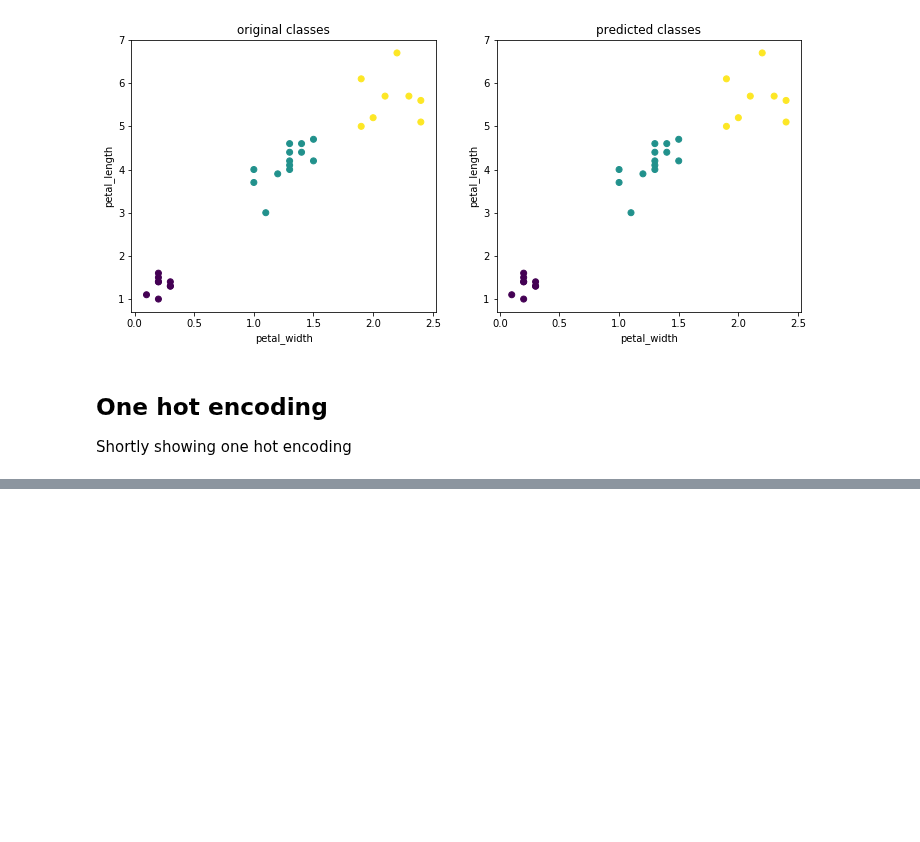
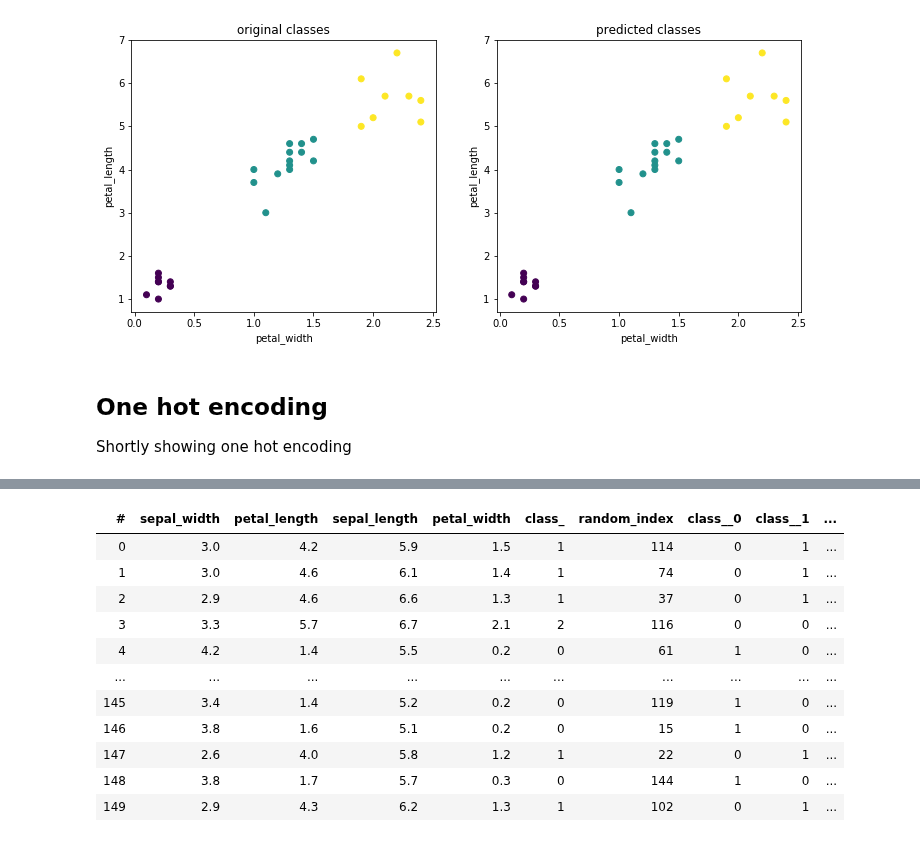
Before and after one commit to vaexio/vaex, a Jupyter notebook: docs/source/ml.ipynb, the cells around one changed output, grey strips where cells are left out. Saved outputs shown, nothing was run; the diff lists cells and outputs as text; code cells hidden in the pictures; blank space fills up the shorter version.

```diff
--- a/docs/source/ml.ipynb
+++ b/docs/source/ml.ipynb
@@ -215,2 +225,4 @@ ds_big = vaex.ml.iris_1e8()
+# %%
+df_big = vaex.ml.datasets.load_iris_1e9()
 # %%
 %%timeit -n1 -r2 -o
@@ -230 +240,3 @@ ds = vaex.ml.iris()
+# %%
+df = vaex.ml.datasets.load_iris()
 # %%
@@ -234,3 +244,5 @@ ds_train, ds_test = ds.ml.train_test_split()
+# %%
+df_train, df_test = df.ml.train_test_split()
 # %%
 param = {
     'max_depth': 3,  # the maximum depth of each tree
@@ -291,0 +289,18 @@ ds
+# %%
+encoder = df.ml_one_hot_encoder([df.col.class_])
+df_encoded = encoder.transform(df)
+# %%
+df_encoded
+# %% [output]
+| # | sepal_width | petal_length | sepal_length | petal_width | class_ | random_index | class__0 | class__1 | ... |
+| 0 | 3.0 | 4.2 | 5.9 | 1.5 | 1 | 114 | 0 | 1 | ... |
+| 1 | 3.0 | 4.6 | 6.1 | 1.4 | 1 | 74 | 0 | 1 | ... |
+| 2 | 2.9 | 4.6 | 6.6 | 1.3 | 1 | 37 | 0 | 1 | ... |
+| 3 | 3.3 | 5.7 | 6.7 | 2.1 | 2 | 116 | 0 | 0 | ... |
+| 4 | 4.2 | 1.4 | 5.5 | 0.2 | 0 | 61 | 1 | 0 | ... |
+| ... | ... | ... | ... | ... | ... | ... | ... | ... | ... |
+| 145 | 3.4 | 1.4 | 5.2 | 0.2 | 0 | 119 | 1 | 0 | ... |
+| 146 | 3.8 | 1.6 | 5.1 | 0.2 | 0 | 15 | 1 | 0 | ... |
+| 147 | 2.6 | 4.0 | 5.8 | 1.2 | 1 | 22 | 0 | 1 | ... |
+| 148 | 3.8 | 1.7 | 5.7 | 0.3 | 0 | 144 | 1 | 0 | ... |
+| 149 | 2.9 | 4.3 | 6.2 | 1.3 | 1 | 102 | 0 | 1 | ... |
```
Also changed, not shown: parts of 37 cells of this notebook.
